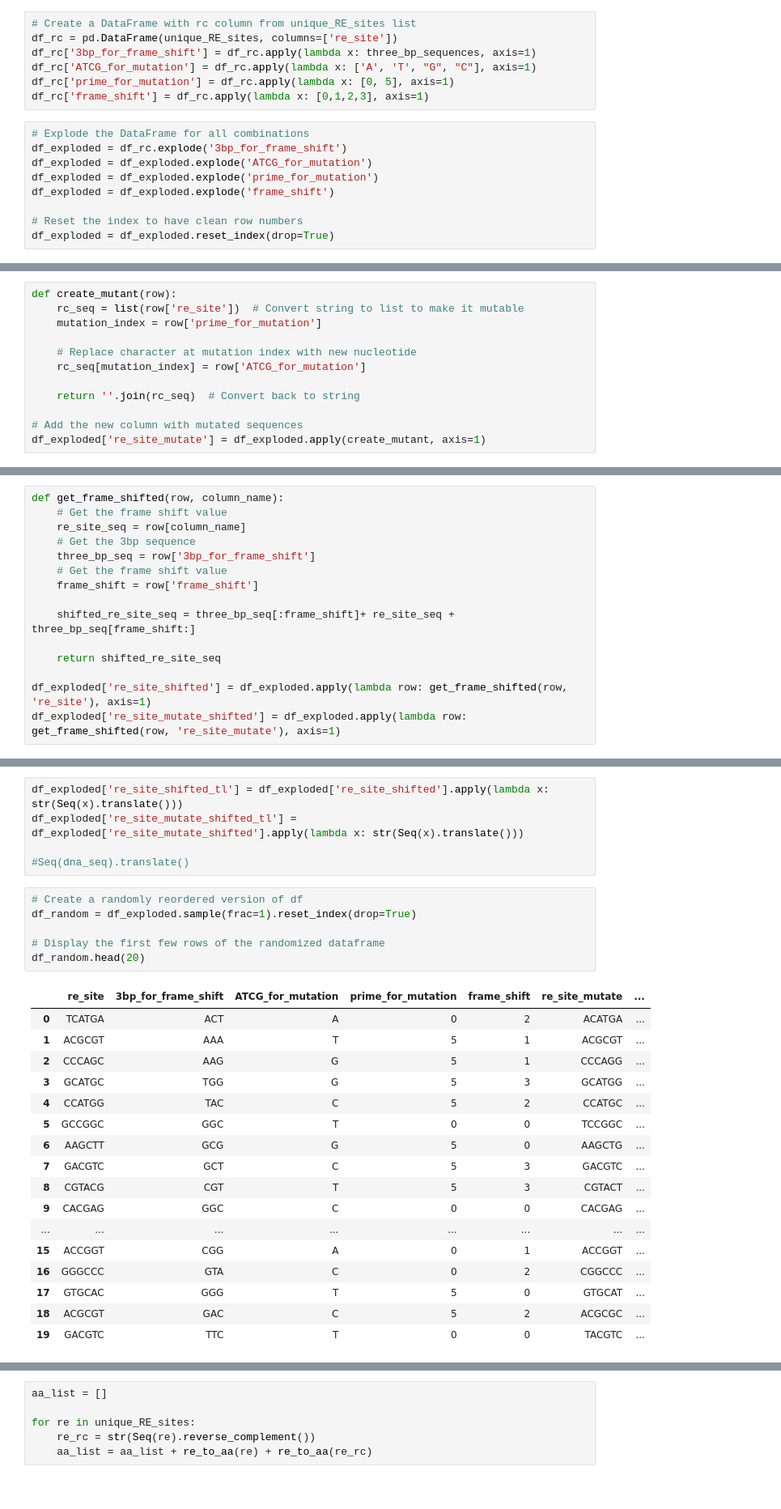
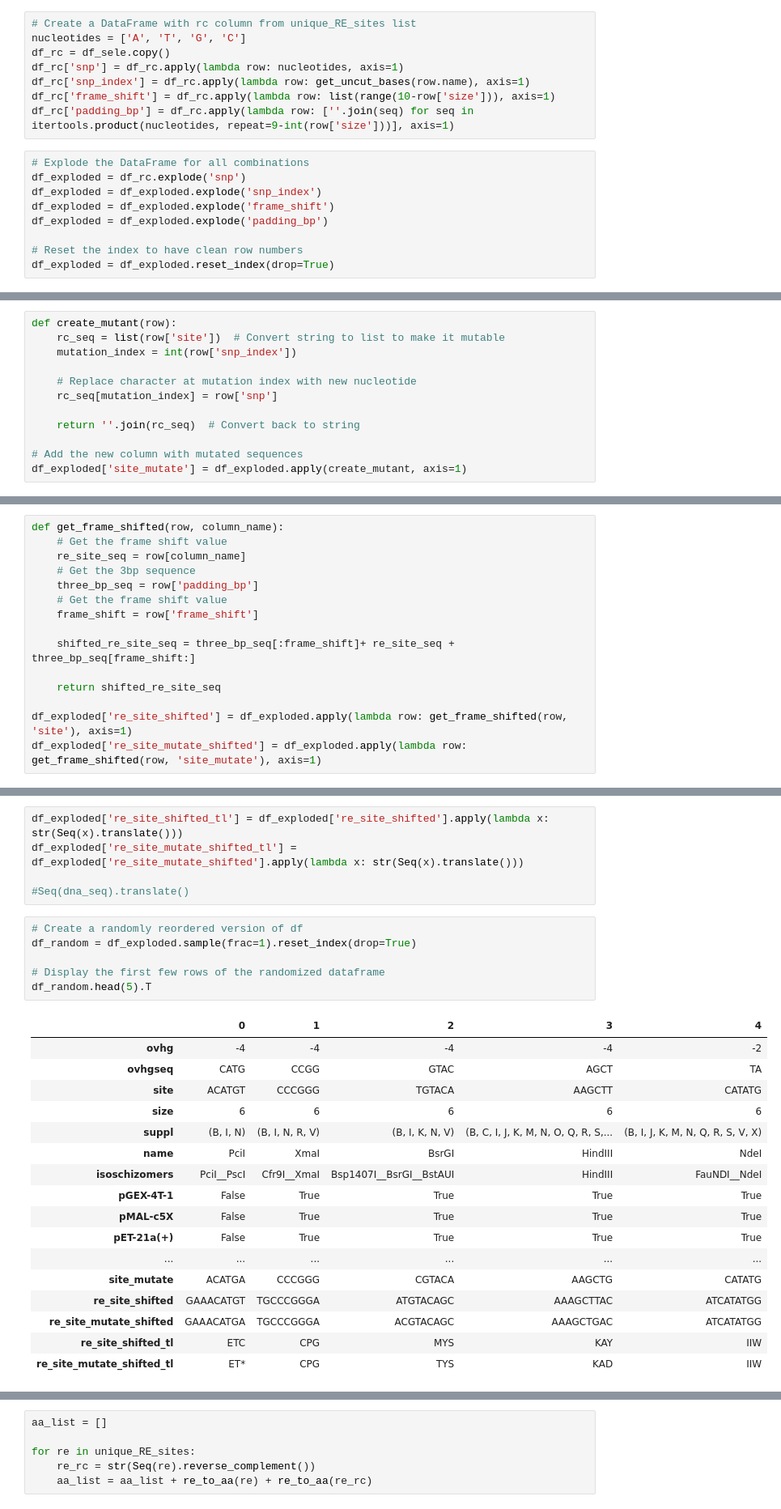
Before and after one commit to Wenzhao-protein/clone_repeat_protein, a Jupyter notebook: get_re_ dict/get_re_site.ipynb, the cells around one changed output, grey strips where cells are left out. Shown at 81% size. Drawn from its saved outputs; the diff is of its cells as text.

```diff
--- a/get_re_ dict/get_re_site.ipynb
+++ b/get_re_ dict/get_re_site.ipynb
@@ -187,16 +510,17 @@ len(unique_RE_sites)
 # %%
 # Create a DataFrame with rc column from unique_RE_sites list
-df_rc = pd.DataFrame(unique_RE_sites, columns=['re_site'])
-df_rc['3bp_for_frame_shift'] = df_rc.apply(lambda x: three_bp_sequences, axis=1)
-df_rc['ATCG_for_mutation'] = df_rc.apply(lambda x: ['A', 'T', "G", "C"], axis=1)
-df_rc['prime_for_mutation'] = df_rc.apply(lambda x: [0, 5], axis=1)
-df_rc['frame_shift'] = df_rc.apply(lambda x: [0,1,2,3], axis=1)
+nucleotides = ['A', 'T', 'G', 'C']
+df_rc = df_sele.copy()
+df_rc['snp'] = df_rc.apply(lambda row: nucleotides, axis=1)
+df_rc['snp_index'] = df_rc.apply(lambda row: get_uncut_bases(row.name), axis=1)
+df_rc['frame_shift'] = df_rc.apply(lambda row: list(range(10-row['size'])), axis=1)
+df_rc['padding_bp'] = df_rc.apply(lambda row: [''.join(seq) for seq in itertools.product(nucleotides, repeat=9-int(row['size']))], axis=1)
 # %%
 # Explode the DataFrame for all combinations
-df_exploded = df_rc.explode('3bp_for_frame_shift')
-df_exploded = df_exploded.explode('ATCG_for_mutation')
-df_exploded = df_exploded.explode('prime_for_mutation')
+df_exploded = df_rc.explode('snp')
+df_exploded = df_exploded.explode('snp_index')
 df_exploded = df_exploded.explode('frame_shift')
+df_exploded = df_exploded.explode('padding_bp')
 
 # Reset the index to have clean row numbers
 df_exploded = df_exploded.reset_index(drop=True)
@@ -232,12 +548,12 @@ test[3:]
 # %%
 def create_mutant(row):
-    rc_seq = list(row['re_site'])  # Convert string to list to make it mutable
-    mutation_index = row['prime_for_mutation']
+    rc_seq = list(row['site'])  # Convert string to list to make it mutable
+    mutation_index = int(row['snp_index'])
 
     # Replace character at mutation index with new nucleotide
-    rc_seq[mutation_index] = row['ATCG_for_mutation']
+    rc_seq[mutation_index] = row['snp']
 
     return ''.join(rc_seq)  # Convert back to string
 
 # Add the new column with mutated sequences
-df_exploded['re_site_mutate'] = df_exploded.apply(create_mutant, axis=1)
+df_exploded['site_mutate'] = df_exploded.apply(create_mutant, axis=1)
@@ -246,7 +578,7 @@ def get_frame_shifted(row, column_name):
     # Get the frame shift value
     re_site_seq = row[column_name]
     # Get the 3bp sequence
-    three_bp_seq = row['3bp_for_frame_shift']
+    three_bp_seq = row['padding_bp']
     # Get the frame shift value
     frame_shift = row['frame_shift']
 
@@ -254,8 +586,8 @@ def get_frame_shifted(row, column_name):
 
     return shifted_re_site_seq
 
-df_exploded['re_site_shifted'] = df_exploded.apply(lambda row: get_frame_shifted(row, 're_site'), axis=1)
-df_exploded['re_site_mutate_shifted'] = df_exploded.apply(lambda row: get_frame_shifted(row, 're_site_mutate'), axis=1)
+df_exploded['re_site_shifted'] = df_exploded.apply(lambda row: get_frame_shifted(row, 'site'), axis=1)
+df_exploded['re_site_mutate_shifted'] = df_exploded.apply(lambda row: get_frame_shifted(row, 'site_mutate'), axis=1)
 # %%
 # Create a randomly reordered version of df
 df_random = df_exploded.sample(frac=1).reset_index(drop=True)
@@ -288,27 +610,27 @@ df_exploded['re_site_mutate_shifted_tl'] = df_exploded['re_site_mutate_shifted']
 # %%
 # Create a randomly reordered version of df
 df_random = df_exploded.sample(frac=1).reset_index(drop=True)
 
 # Display the first few rows of the randomized dataframe
-df_random.head(20)
+df_random.head(5).T
 # %% [output]
-|  | re_site | 3bp_for_frame_shift | ATCG_for_mutation | prime_for_mutation | frame_shift | re_site_mutate | ... |
-| 0 | TCATGA | ACT | A | 0 | 2 | ACATGA | ... |
-| 1 | ACGCGT | AAA | T | 5 | 1 | ACGCGT | ... |
-| 2 | CCCAGC | AAG | G | 5 | 1 | CCCAGG | ... |
-| 3 | GCATGC | TGG | G | 5 | 3 | GCATGG | ... |
-| 4 | CCATGG | TAC | C | 5 | 2 | CCATGC | ... |
-| 5 | GCCGGC | GGC | T | 0 | 0 | TCCGGC | ... |
-| 6 | AAGCTT | GCG | G | 5 | 0 | AAGCTG | ... |
-| 7 | GACGTC | GCT | C | 5 | 3 | GACGTC | ... |
-| 8 | CGTACG | CGT | T | 5 | 3 | CGTACT | ... |
-| 9 | CACGAG | GGC | C | 0 | 0 | CACGAG | ... |
-| ... | ... | ... | ... | ... | ... | ... | ... |
-| 15 | ACCGGT | CGG | A | 0 | 1 | ACCGGT | ... |
-| 16 | GGGCCC | GTA | C | 0 | 2 | CGGCCC | ... |
-| 17 | GTGCAC | GGG | T | 5 | 0 | GTGCAT | ... |
-| 18 | ACGCGT | GAC | C | 5 | 2 | ACGCGC | ... |
-| 19 | GACGTC | TTC | T | 0 | 0 | TACGTC | ... |
+|  | 0 | 1 | 2 | 3 | 4 |
+| ovhg | -4 | -4 | -4 | -4 | -2 |
+| ovhgseq | CATG | CCGG | GTAC | AGCT | TA |
+| site | ACATGT | CCCGGG | TGTACA | AAGCTT | CATATG |
+| size | 6 | 6 | 6 | 6 | 6 |
+| suppl | (B, I, N) | (B, I, N, R, V) | (B, I, K, N, V) | (B, C, I, J, K, M, N, O, Q, R, S,... | (B, I, J, K, M, N, Q, R, S, V, X) |
+| name | PciI | XmaI | BsrGI | HindIII | NdeI |
+| isoschizomers | PciI__PscI | Cfr9I__XmaI | Bsp1407I__BsrGI__BstAUI | HindIII | FauNDI__NdeI |
+| pGEX-4T-1 | False | True | True | True | True |
+| pMAL-c5X | False | True | True | True | True |
+| pET-21a(+) | False | True | True | True | True |
+| ... | ... | ... | ... | ... | ... |
+| site_mutate | ACATGA | CCCGGG | CGTACA | AAGCTG | CATATG |
+| re_site_shifted | GAAACATGT | TGCCCGGGA | ATGTACAGC | AAAGCTTAC | ATCATATGG |
+| re_site_mutate_shifted | GAAACATGA | TGCCCGGGA | ACGTACAGC | AAAGCTGAC | ATCATATGG |
+| re_site_shifted_tl | ETC | CPG | MYS | KAY | IIW |
+| re_site_mutate_shifted_tl | ET* | CPG | TYS | KAD | IIW |
 # %%
 df_exploded.shape
 # %% [output]
```
Also changed, not shown: parts of 59 cells of this notebook, 36 other files.
